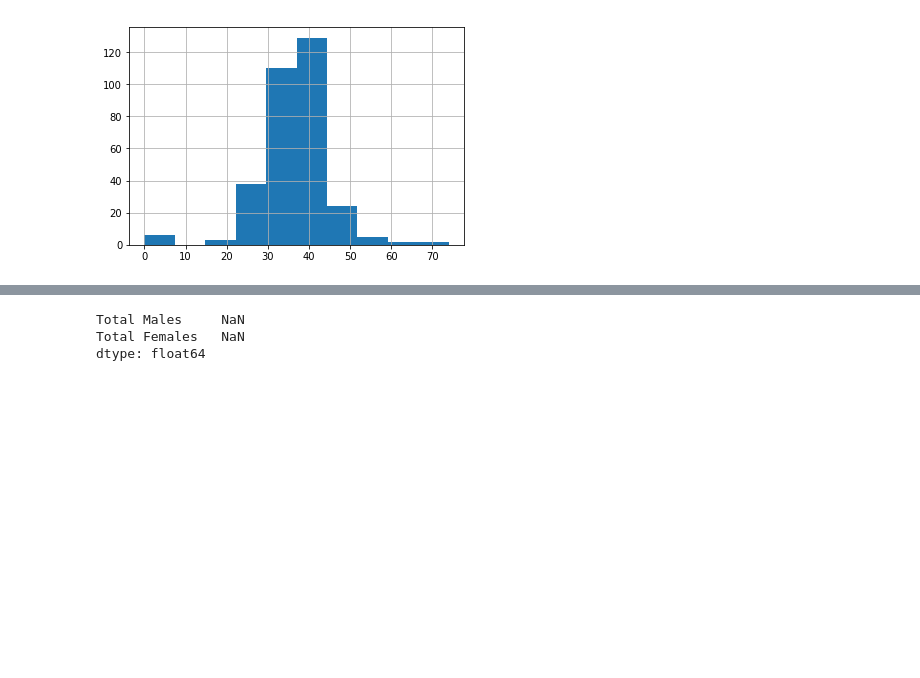
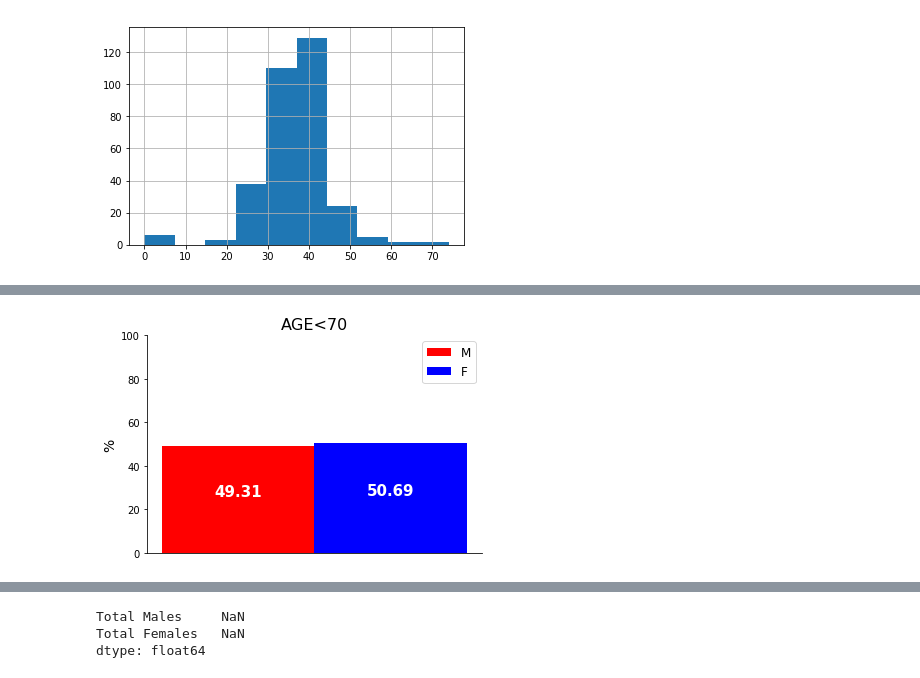
Before and after one commit to dorisjlee/viz-summarization, a Jupyter notebook: ipynb/LACensusDataset.ipynb, the cells around one changed output, grey strips where cells are left out. Drawn from its saved outputs; the diff is of its cells as text; code cells hidden in the pictures; blank space fills up the shorter version.

```diff
--- a/ipynb/LACensusDataset.ipynb
+++ b/ipynb/LACensusDataset.ipynb
@@ -73,0 +88,4 @@ dtype: float64
+# %%
+subpopulation_viz(data["Median Age"]<70,"AGE<70")
+# %% [output]
+[figure, added]
```
Also changed, not shown: parts of 18 cells of this notebook, 1 other file.
